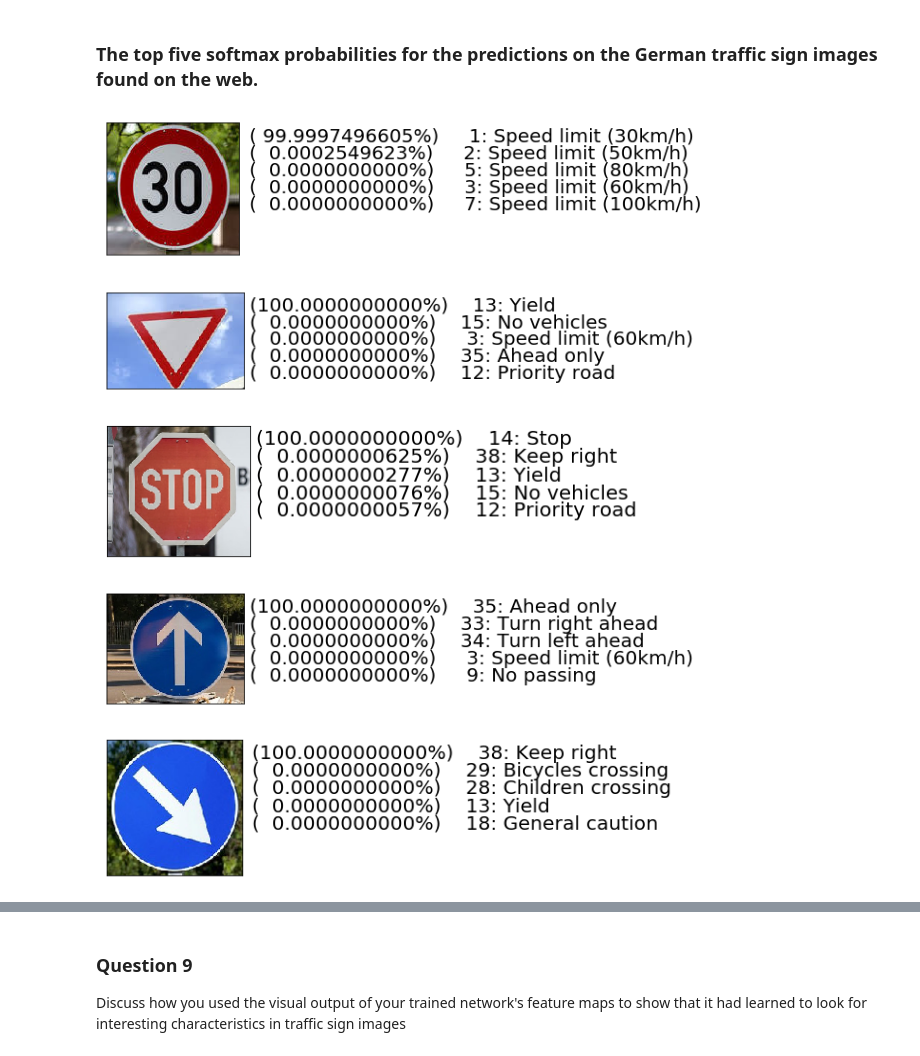
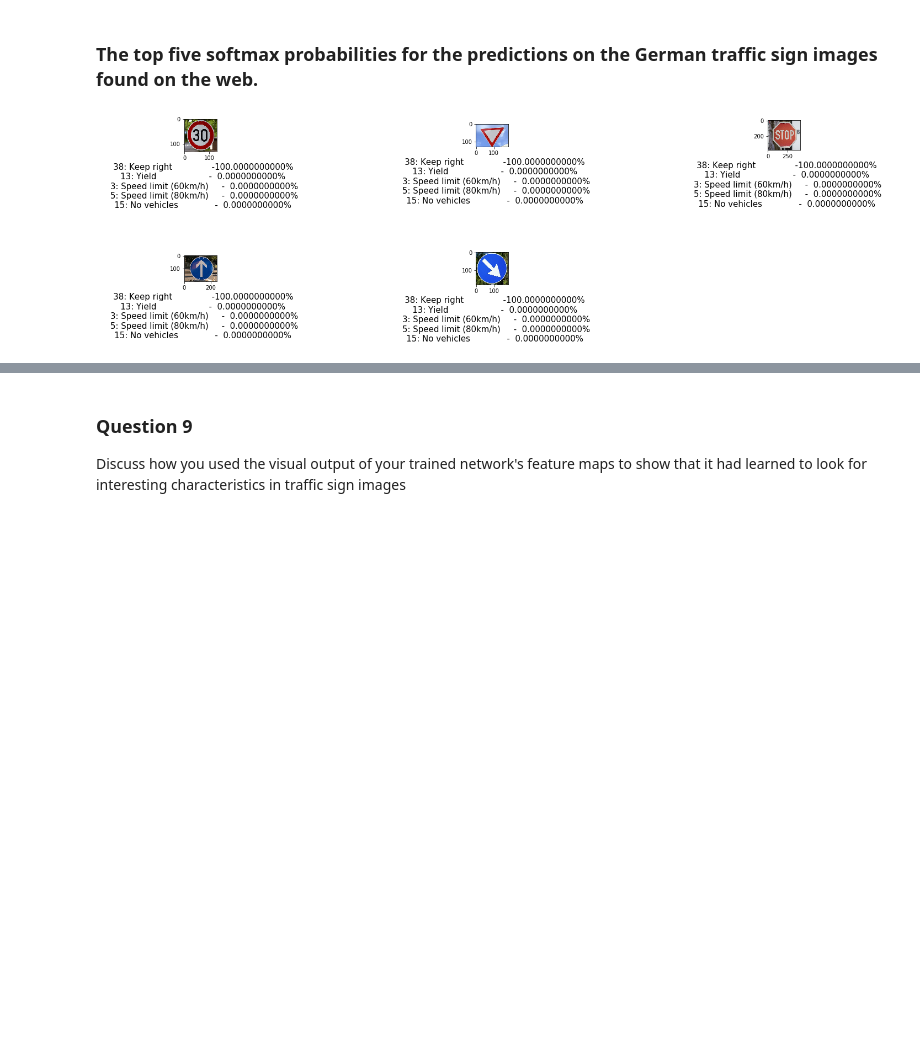
Before and after one commit to Adal-Glez/traffic_classifier, a Jupyter notebook: Traffic_Sign_Classifier.ipynb, the cells around one changed output, grey strips where cells are left out. Cells and saved outputs as stored; diff of their text form; code cells hidden in the pictures; blank space fills up the shorter version.

Commit message:
mofity probability visualization

```diff
--- a/Traffic_Sign_Classifier.ipynb
+++ b/Traffic_Sign_Classifier.ipynb
@@ -532,28 +530,24 @@ with tf.Session() as sess:
     top_prob, top_pred = sess.run(top_K, feed_dict={x : new_X_gray, y : new_X_gray_labels, keep_prob : 1.0})
     test_accuracy = evaluate(new_X_gray,  new_X_gray_labels, 1.0)
 # %%
-pylab.rcParams['figure.figsize'] = (15, 15)
-for i, (preds, probs, image) in enumerate(zip(top_pred, top_prob, extra_images)):
+pylab.rcParams['figure.figsize'] = (20, 20)
+for i, image in enumerate(extra_images):
+    plt.subplot(5,3,i+1)
     img=plt.imread(image)
-    plt.subplot(5,5,i+1)
+    plt.subplots_adjust(hspace=1, wspace=8)
     plt.imshow(img)
-    plt.xticks([])
-    plt.yticks([])
-    j=0
+    legend=[]
     for  pred, prob in zip(preds.astype(int), probs):
-        j+=3
         sign_name = label_names.SignName[pred]
-        leg=('({:>14.10f}%) {:>5}: {:<50} '.format(prob*100.0, pred, sign_name ))
-        plt.annotate(leg, fontsize=20, xy=(.25, 1.2),
-                    xycoords='data', xytext=(150, -6*j),
-                    textcoords='offset points')
-    plt.show()
+        leg=('{:>5}: {:<25}-{:>14.10f}% '.format( pred, sign_name,prob*100.0 ))
+
+        legend.append(leg)
+    str1 = '\n'.join(legend)
+    plt.xlabel(str1,fontsize=15)
+
+plt.show()
 # %% [output]
-[figure, old version]
+[figure, new version]
-[figure, removed]
-[figure, removed]
-[figure, removed]
-[figure, removed]
 # %% [markdown]
 ---
 
```
Also changed, not shown: parts of 5 cells of this notebook.
